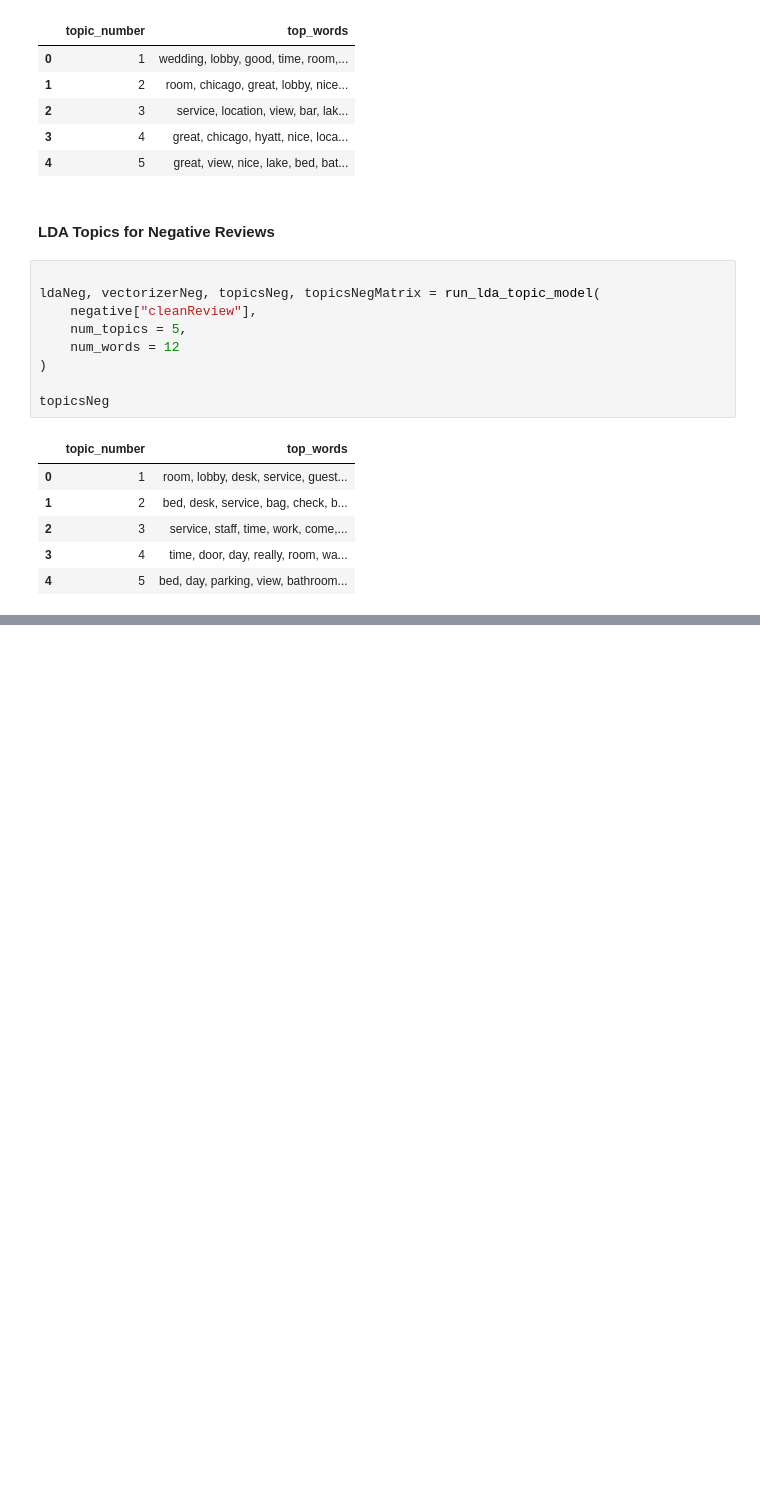
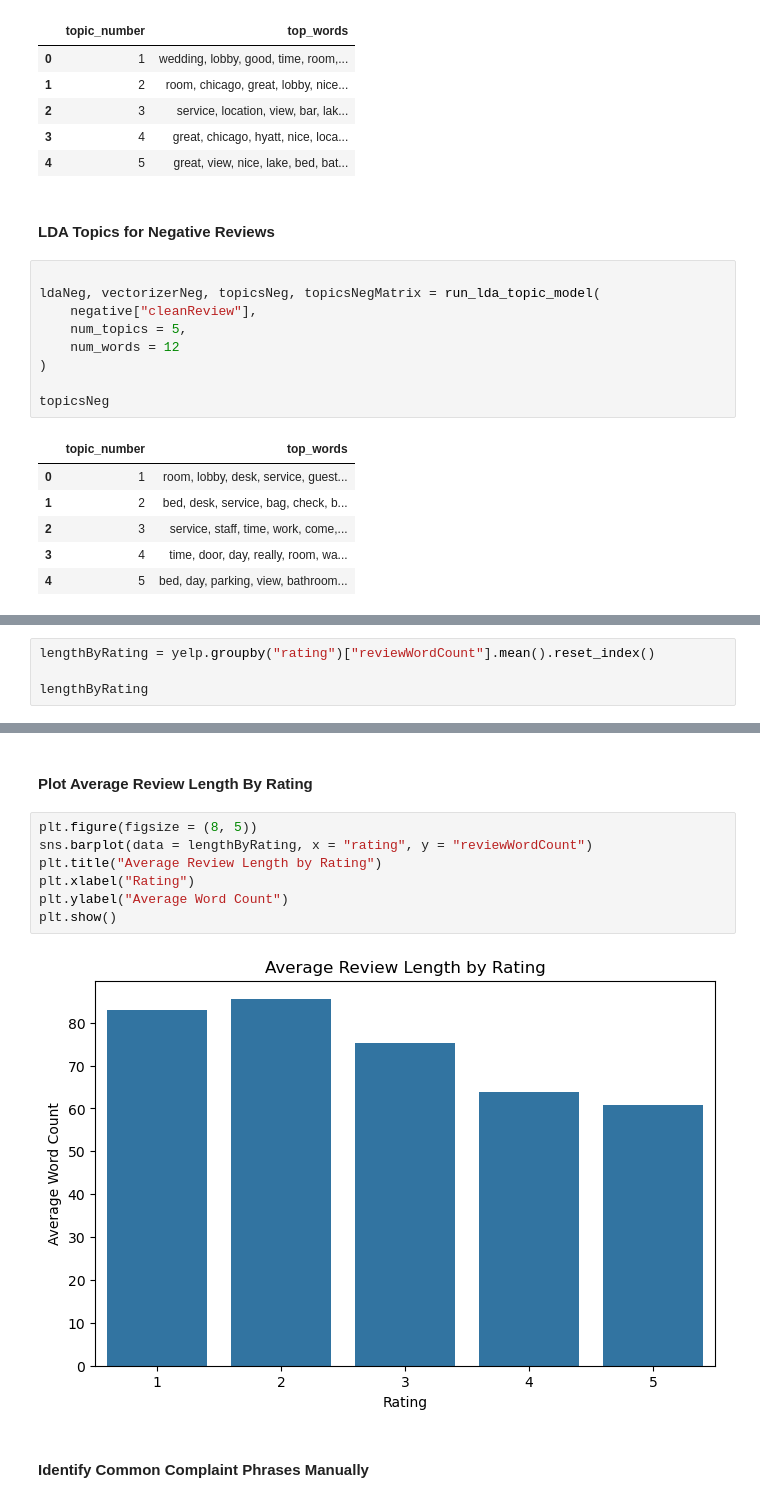
Before and after one commit to jtmcginley123/languageanalytics, a Jupyter notebook: Jackie/data-exploration.ipynb, the cells around one changed output, grey strips where cells are left out. Cells and saved outputs as stored; diff of their text form; blank space fills up the shorter version.

```diff
--- a/Jackie/data-exploration.ipynb
+++ b/Jackie/data-exploration.ipynb
@@ -519,0 +669,4 @@ topicsNeg
+# %%
+lengthByRating = yelp.groupby("rating")["reviewWordCount"].mean().reset_index()
+
+lengthByRating
@@ -519,0 +680,13 @@ topicsNeg
+# %% [markdown]
+#### Plot Average Review Length By Rating
+# %%
+plt.figure(figsize = (8, 5))
+sns.barplot(data = lengthByRating, x = "rating", y = "reviewWordCount")
+plt.title("Average Review Length by Rating")
+plt.xlabel("Rating")
+plt.ylabel("Average Word Count")
+plt.show()
+# %% [output]
+[figure, added]
+# %% [markdown]
+#### Identify Common Complaint Phrases Manually
```
Also changed, not shown: parts of 47 cells of this notebook, 8 other files.
